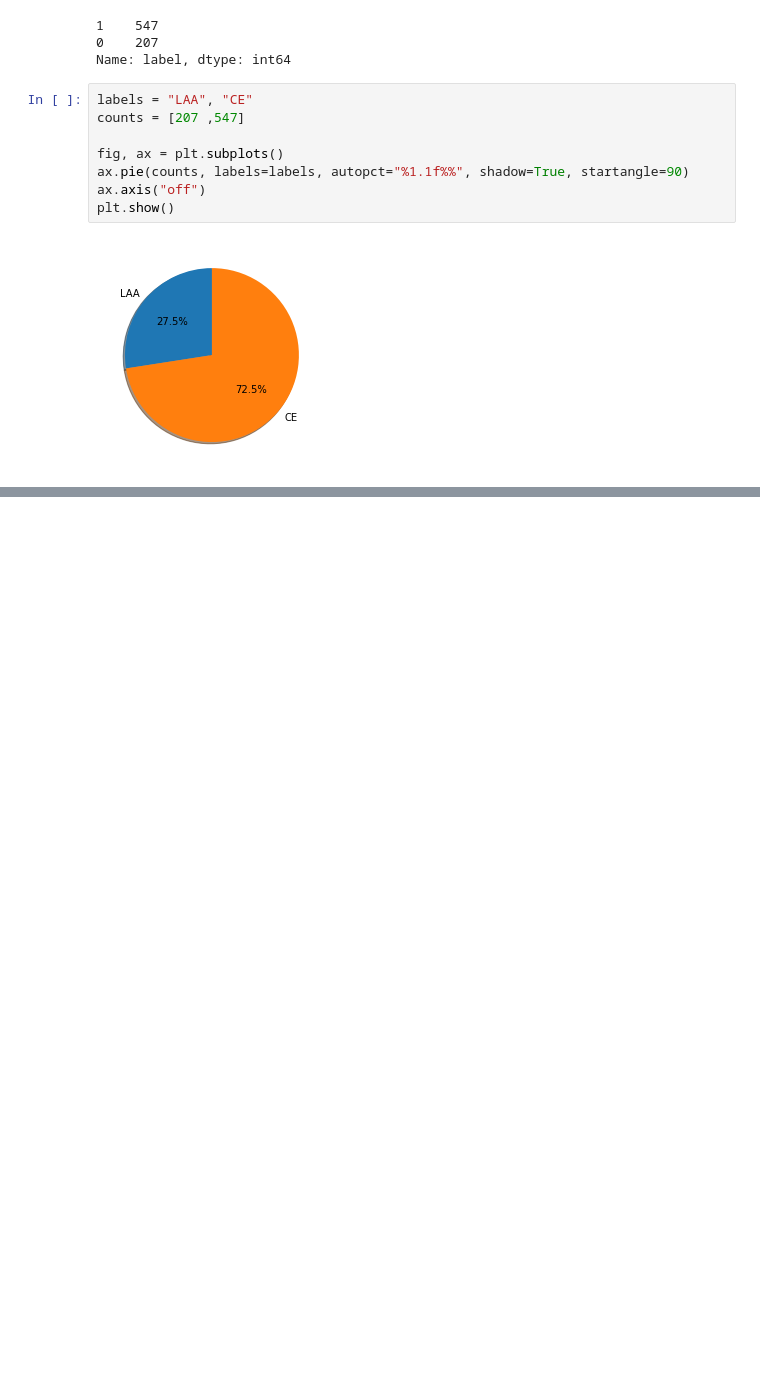
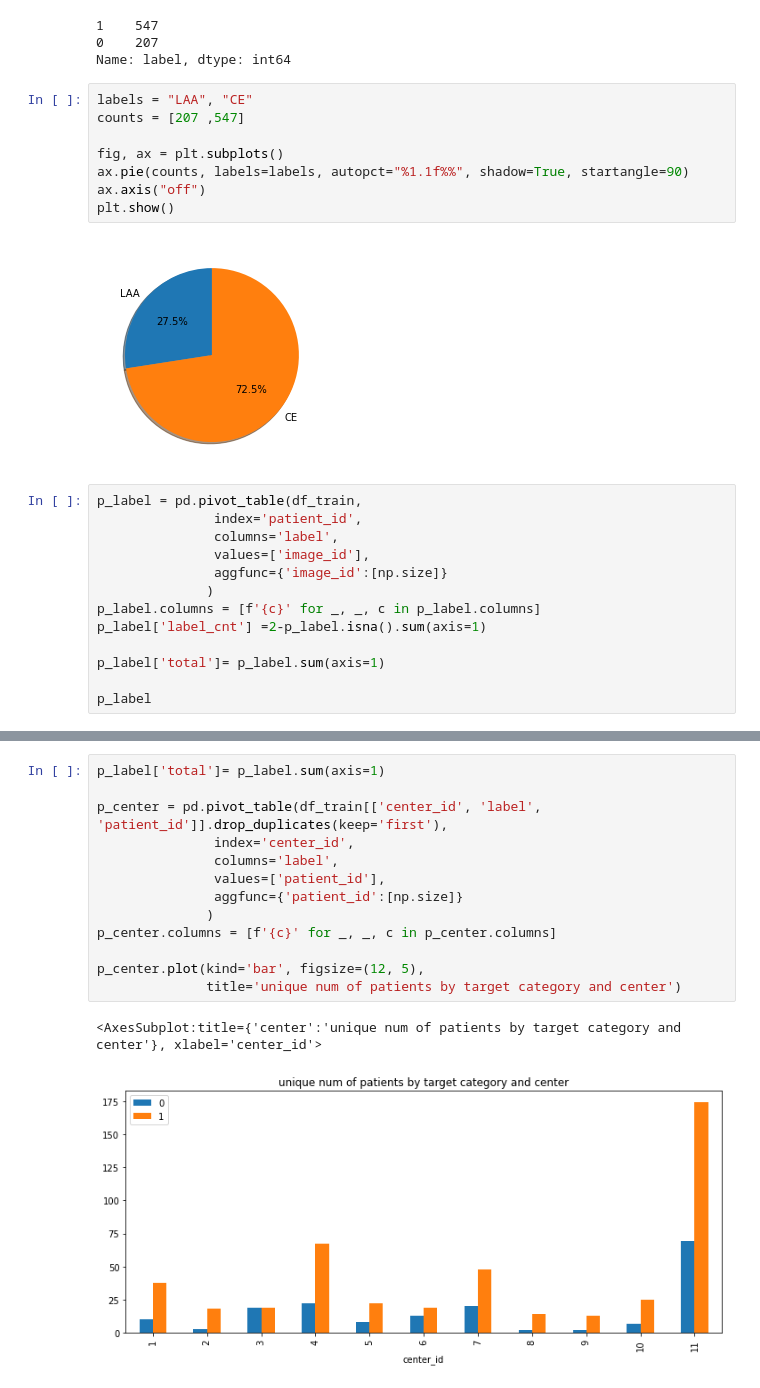
Before and after one commit to marian963/MayoClinic_Kaggle, a Jupyter notebook: MayoClinic_Kaggle.ipynb, the cells around one changed output, grey strips where cells are left out. Cells and saved outputs as stored; diff of their text form; blank space fills up the shorter version.

```diff
--- a/MayoClinic_Kaggle.ipynb
+++ b/MayoClinic_Kaggle.ipynb
@@ -246,3 +278,16 @@ ax.axis("off")
 plt.show()
 # %% [output]
 [figure]
+# %%
+p_label = pd.pivot_table(df_train,
+               index='patient_id',
+               columns='label',
+               values=['image_id'],
+               aggfunc={'image_id':[np.size]}
+              )
+p_label.columns = [f'{c}' for _, _, c in p_label.columns]
+p_label['label_cnt'] =2-p_label.isna().sum(axis=1)
+
+p_label['total']= p_label.sum(axis=1)
+
+p_label
@@ -248,0 +309,16 @@ plt.show()
+# %%
+p_label['total']= p_label.sum(axis=1)
+
+p_center = pd.pivot_table(df_train[['center_id', 'label', 'patient_id']].drop_duplicates(keep='first'),
+               index='center_id',
+               columns='label',
+               values=['patient_id'],
+               aggfunc={'patient_id':[np.size]}
+              )
+p_center.columns = [f'{c}' for _, _, c in p_center.columns]
+
+p_center.plot(kind='bar', figsize=(12, 5),
+              title='unique num of patients by target category and center')
+# %% [output]
+<AxesSubplot:title={'center':'unique num of patients by target category and center'}, xlabel='center_id'>
+[figure, added]
```
Also changed, not shown: parts of 10 cells of this notebook.
